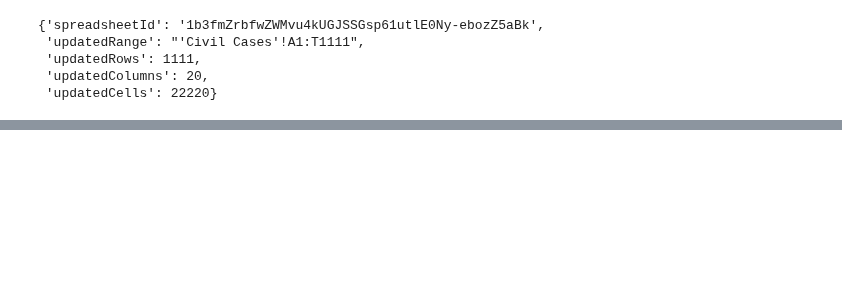
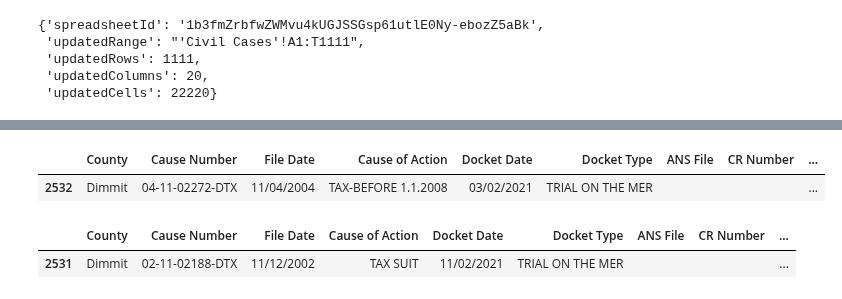
Before and after one commit to District-Court-293rd/293rd_pending_cases, a Jupyter notebook: jsmith_workbook_3.ipynb, the cells around one changed output, grey strips where cells are left out. Saved outputs shown, nothing was run; the diff lists cells and outputs as text; code cells hidden in the pictures; blank space fills up the shorter version.

```diff
--- a/jsmith_workbook_3.ipynb
+++ b/jsmith_workbook_3.ipynb
@@ -119,0 +156,3 @@ civil_sheet.update([civil_df.columns.values.tolist()] + civil_df.values.tolist()
+# %%
+#append the data
+civil_df = civil_df.append(new_civil_cases, ignore_index = True)
@@ -119,0 +184,2 @@ civil_sheet.update([civil_df.columns.values.tolist()] + civil_df.values.tolist()
+# %%
+civil_df = civil_df.drop_duplicates(subset = ['Cause Number', 'Docket Date'], keep = 'first', ignore_index = True)
@@ -119,0 +206,2 @@ civil_sheet.update([civil_df.columns.values.tolist()] + civil_df.values.tolist()
+# %%
+civil_df = civil_df.drop_duplicates(subset = ['Cause Number'], keep = 'last', ignore_index = True)
@@ -119,0 +224,11 @@ civil_sheet.update([civil_df.columns.values.tolist()] + civil_df.values.tolist()
+# %%
+#Check the docket dates for the two cases I changed earlier
+civil_df[civil_df['Cause Number'] == '04-11-02272-DTX']
+# %% [output]
+|  | County | Cause Number | File Date | Cause of Action | Docket Date | Docket Type | ANS File | CR Number | ... |
+| 2532 | Dimmit | 04-11-02272-DTX | 11/04/2004 | TAX-BEFORE 1.1.2008 | 03/02/2021 | TRIAL ON THE MER |  |  | ... |
+# %%
+civil_df[civil_df['Cause Number'] == '02-11-02188-DTX']
+# %% [output]
+|  | County | Cause Number | File Date | Cause of Action | Docket Date | Docket Type | ANS File | CR Number | ... |
+| 2531 | Dimmit | 02-11-02188-DTX | 11/12/2002 | TAX SUIT | 11/02/2021 | TRIAL ON THE MER |  |  | ... |
```
Also changed, not shown: parts of 18 cells of this notebook.
